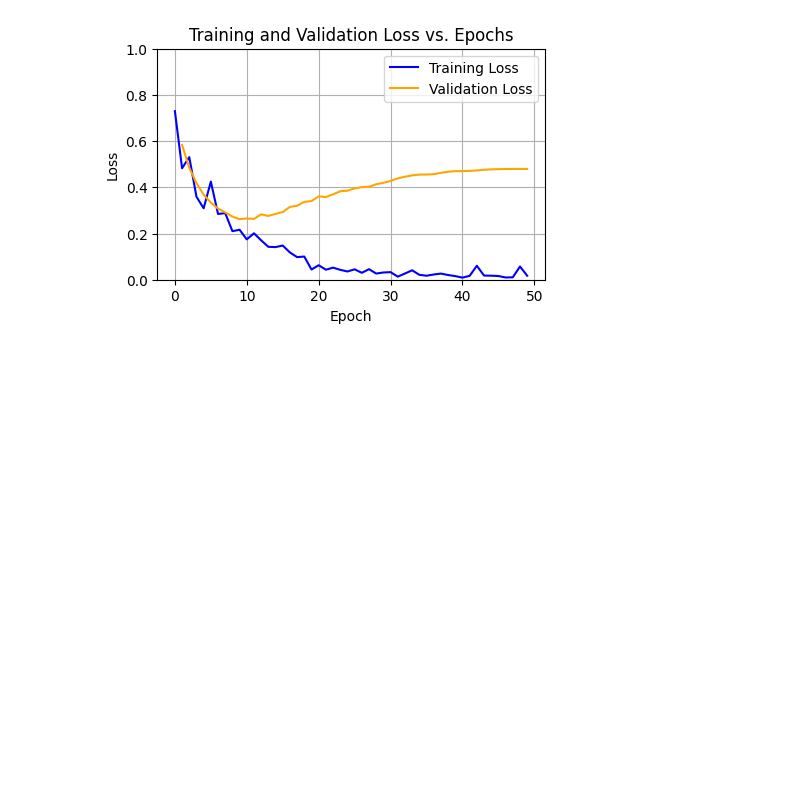
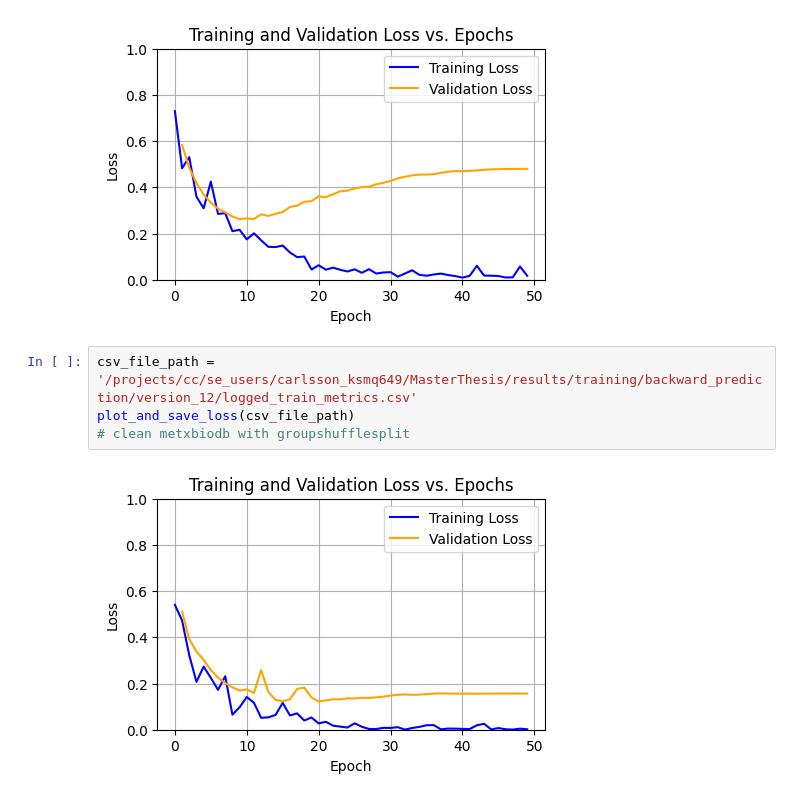
Before and after one commit to tsofiac/LAGOM, a Jupyter notebook: data_analysis/overtrain.ipynb, the cells around one changed output. Saved outputs shown, nothing was run; the diff lists cells and outputs as text; blank space fills up the shorter version.

Commit message:
metxbio 'origin' updated

```diff
--- a/data_analysis/overtrain.ipynb
+++ b/data_analysis/overtrain.ipynb
@@ -116,3 +116,9 @@ plot_and_save_loss(csv_file_path)
 # standardised and removed duplicates drugbank with groupshufflesplit
 # %% [output]
 [figure]
+# %%
+csv_file_path = '/projects/cc/se_users/carlsson_ksmq649/MasterThesis/results/training/backward_prediction/version_12/logged_train_metrics.csv'
+plot_and_save_loss(csv_file_path)
+# clean metxbiodb with groupshufflesplit
+# %% [output]
+[figure, added]
```
Also changed, not shown: 7 other files.
